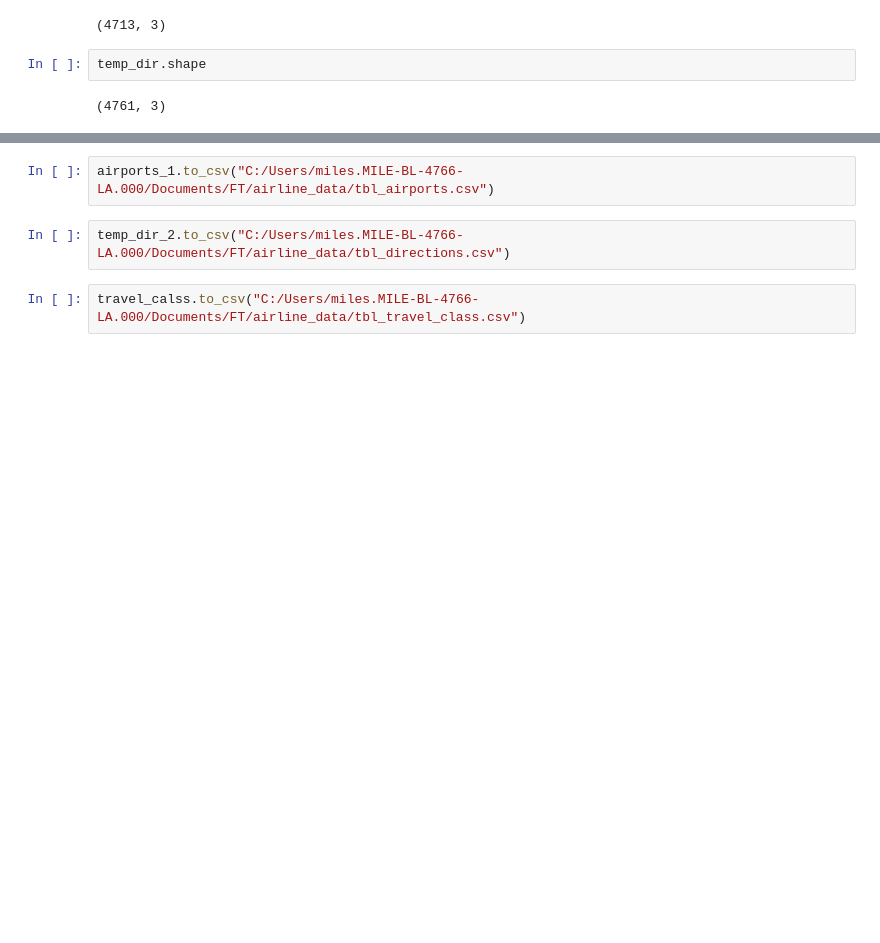
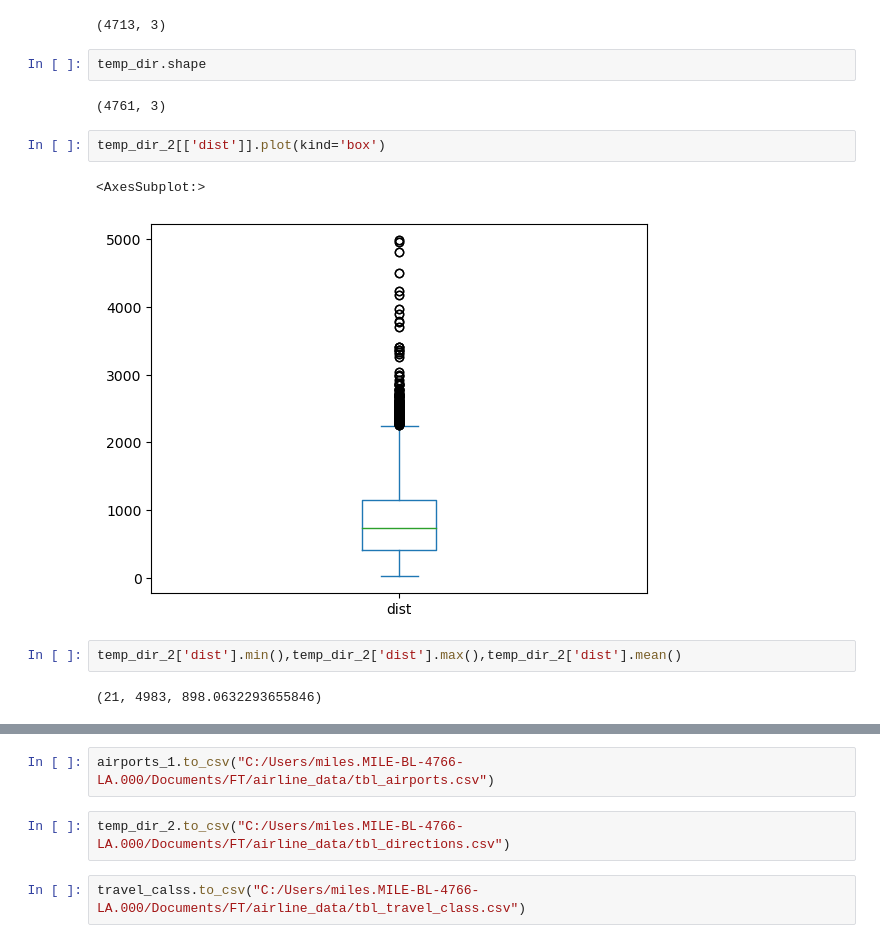
Before and after one commit to noviljohnson/FT_SQL, a Jupyter notebook: Airline_reservation/airpln_mnf_data_prep.ipynb, the cells around one changed output, grey strips where cells are left out. Saved outputs shown, nothing was run; the diff lists cells and outputs as text; blank space fills up the shorter version.

```diff
--- a/Airline_reservation/airpln_mnf_data_prep.ipynb
+++ b/Airline_reservation/airpln_mnf_data_prep.ipynb
@@ -371,3 +371,12 @@ temp_dir_2.shape
 temp_dir.shape
 # %% [output]
 (4761, 3)
+# %%
+temp_dir_2[['dist']].plot(kind='box')
+# %% [output]
+<AxesSubplot:>
+[figure, added]
+# %%
+temp_dir_2['dist'].min(),temp_dir_2['dist'].max(),temp_dir_2['dist'].mean()
+# %% [output]
+(21, 4983, 898.0632293655846)
```
Also changed, not shown: parts of 23 cells of this notebook, 2 other files.
